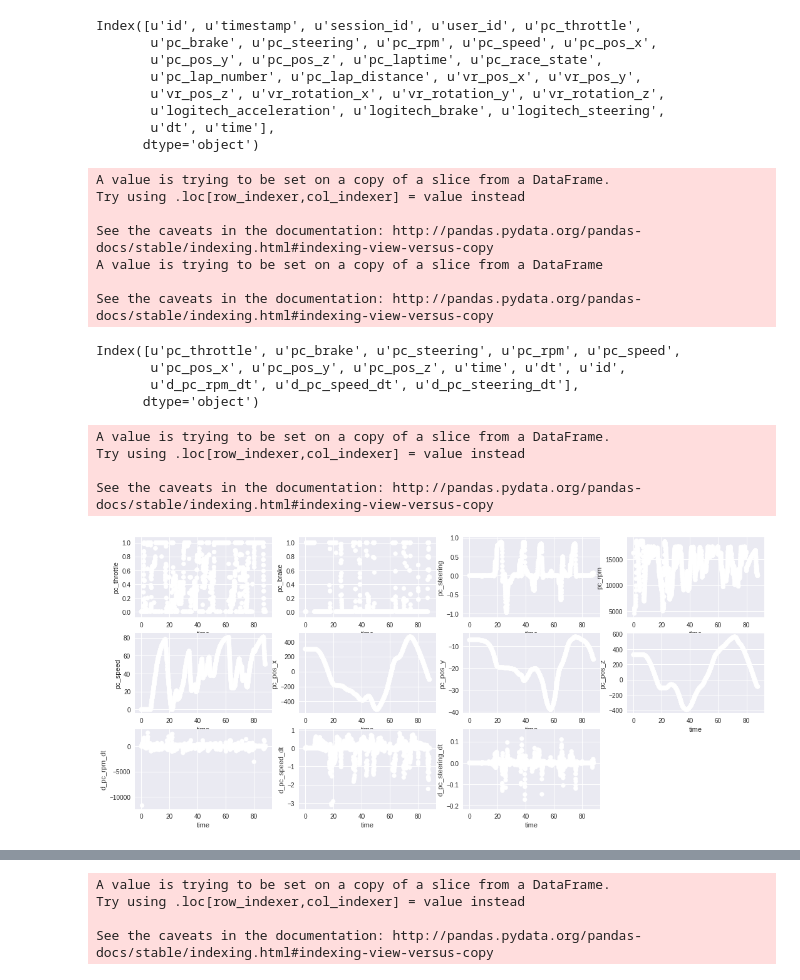
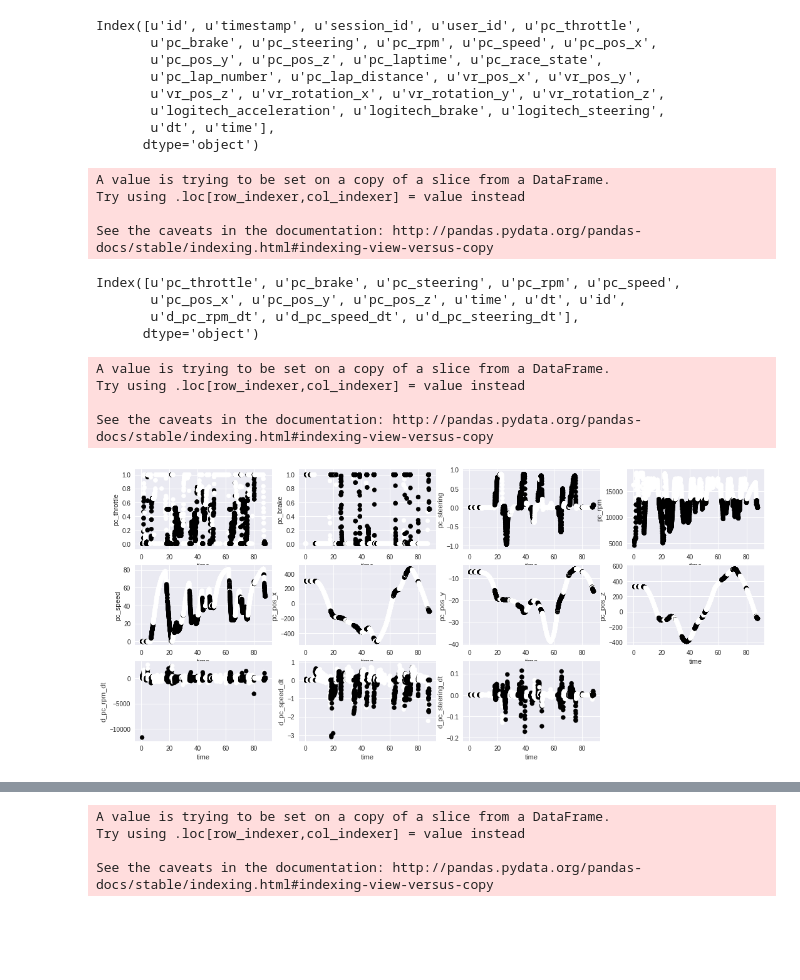
Before and after one commit to ptzenov/bionetz, a Jupyter notebook: explore_data.ipynb, the cells around one changed output, grey strips where cells are left out. Cells and saved outputs as stored; diff of their text form; code cells hidden in the pictures; blank space fills up the shorter version.

```diff
--- a/explore_data.ipynb
+++ b/explore_data.ipynb
@@ -59,18 +62,21 @@ for nm,grp in data.groupby('user_id'):
 # %%
 user_0 = data_by_id[0]
+user_0['timestamp'] = user_0['timestamp'].apply(pd.to_datetime)
 user_0.sort_values(['timestamp'],inplace = True)
 
 user_0['dt'] = user_0['timestamp'].apply(pd.to_datetime).diff()
-user_0['dt'][0] = 0
 
-user_0['time'] = user_0['dt'].cumsum()
 onesec = pd.to_timedelta('1 s')
-user_0['time'] = user_0['time']/onesec
-#user_0['time'] = user_0.diff('timestamp')
+user_0['dt'] = user_0['dt']/onesec
+user_0['dt'][0] = 0.
 # %% [output]
 A value is trying to be set on a copy of a slice from a DataFrame
 
 See the caveats in the documentation: http://pandas.pydata.org/pandas-docs/stable/indexing.html#indexing-view-versus-copy
+# %%
+user_0['time'] = user_0['dt'].cumsum()
+user_0['time'] = user_0['time']
+#user_0['time'] = user_0.diff('timestamp')
 # %%
 user_0.columns
 # %% [output]
@@ -104,9 +108,6 @@ A value is trying to be set on a copy of a slice from a DataFrame.
 Try using .loc[row_indexer,col_indexer] = value instead
 
 See the caveats in the documentation: http://pandas.pydata.org/pandas-docs/stable/indexing.html#indexing-view-versus-copy
-A value is trying to be set on a copy of a slice from a DataFrame
-
-See the caveats in the documentation: http://pandas.pydata.org/pandas-docs/stable/indexing.html#indexing-view-versus-copy
 # %%
 user_0_flt.columns
 # %% [output]
@@ -122,40 +123,40 @@ X = user_0_flt[model_cols].as_matrix()
 
 
 from sklearn.cluster import KMeans
-kmeans = KMeans(n_clusters=2, random_state=0).fit(X)
+kmeans = KMeans(n_clusters = 2, random_state=0).fit(X)
 labels = kmeans.labels_
-# user_0_flt['label'] = labels
-user_0_flt['label'] = 0
+user_0_flt['label'] = labels
+# user_0_flt['label']
 
 numplots = len(model_cols)
 plotrows = 4
 
 def plot_subplot(df, x_col,  cols2plot,nrows, color = [1] ,figsize = [18,8]):
 
     numplots = len(cols2plot)
     ncols = int((numplots+nrows-1)/nrows)
     plt.figure(figsize=figsize)
 
     for n in range(0,numplots):
         i = int(n/ncols)
         j = n-i*ncols
         y_col = cols2plot[n]
 
         plt.subplot(nrows,ncols,n+1)
         plt.scatter(df[x_col],df[y_col], c = color)
 
         plt.xlabel(x_col)
         plt.ylabel(y_col)
 
     plt.show()
 
 plot_subplot(user_0_flt,'time',model_cols,3,color = user_0_flt['label'].values*3)
 # %% [output]
 A value is trying to be set on a copy of a slice from a DataFrame.
 Try using .loc[row_indexer,col_indexer] = value instead
 
 See the caveats in the documentation: http://pandas.pydata.org/pandas-docs/stable/indexing.html#indexing-view-versus-copy
-[figure, old version]
+[figure, new version]
 # %%
 # for each label  -> perform a PCA and find the outliers
 import seaborn as sns
```
Also changed, not shown: parts of 4 cells of this notebook.
